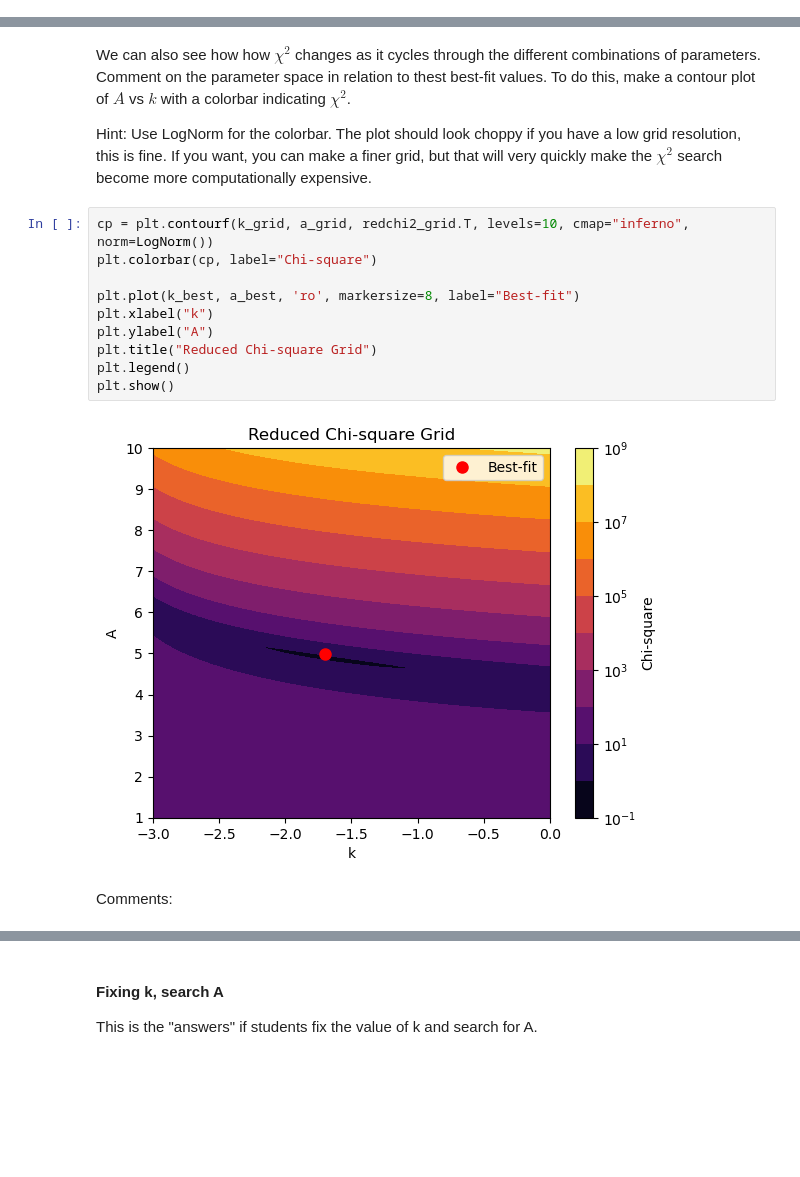
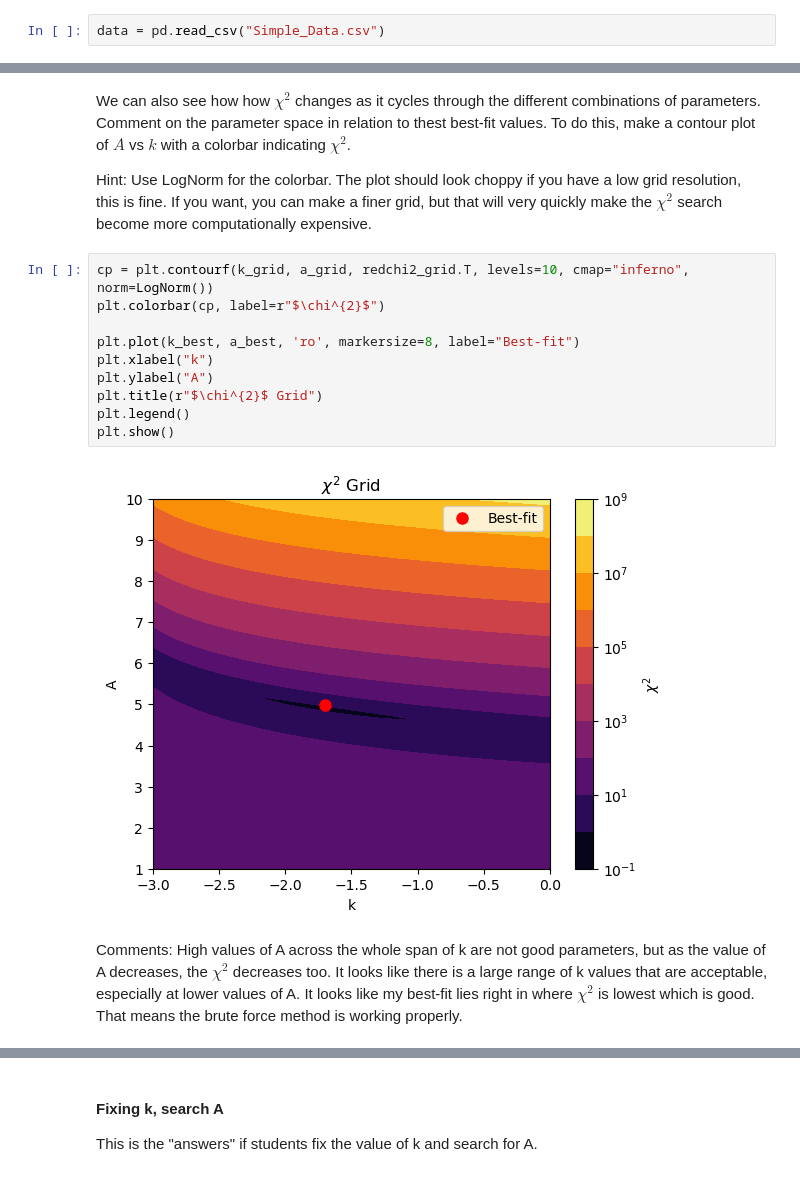
Before and after one commit to kparrine/MCMC_Project, a Jupyter notebook: Answer_Key.ipynb, the cells around one changed output, grey strips where cells are left out. Saved outputs shown, nothing was run; the diff lists cells and outputs as text; blank space fills up the shorter version.

Commit message:
Updating comments

```diff
--- a/Answer_Key.ipynb
+++ b/Answer_Key.ipynb
@@ -61,6 +62,8 @@ y_err = 0.2*y_true #just some errors
 df = pd.DataFrame({"x": x,"y": y,"y_err": y_err}) #this will be saved as a file for later - want to play around with this some more
 
 df.to_csv("Simple_Data.csv",index=False)
+# %%
+data = pd.read_csv("Simple_Data.csv")
 # %%
 def chi_square(data,model,error):
     chi = (data-model)**2/error**2
@@ -165,15 +168,15 @@ We can also see how how $\chi^{2}$ changes as it cycles through the different co
 Hint: Use LogNorm for the colorbar. The plot should look choppy if you have a low grid resolution, this is fine. If you want, you can make a finer grid, but that will very quickly make the $\chi^{2}$ search become more computationally expensive.
 # %%
 cp = plt.contourf(k_grid, a_grid, redchi2_grid.T, levels=10, cmap="inferno", norm=LogNorm())
-plt.colorbar(cp, label="Chi-square")
+plt.colorbar(cp, label=r"$\chi^{2}$")
 
 plt.plot(k_best, a_best, 'ro', markersize=8, label="Best-fit")
 plt.xlabel("k")
 plt.ylabel("A")
-plt.title("Reduced Chi-square Grid")
+plt.title(r"$\chi^{2}$ Grid")
 plt.legend()
 plt.show()
 # %% [output]
-[figure, old version]
+[figure, new version]
 # %% [markdown]
-Comments:
+Comments: High values of A across the whole span of k are not good parameters, but as the value of A decreases, the $\chi^{2}$ decreases too. It looks like there is a large range of k values that are acceptable, especially at lower values of A. It looks like my best-fit lies right in where $\chi^{2}$ is lowest which is good. That means the brute force method is working properly.
```
Also changed, not shown: parts of 24 cells of this notebook, 1 other file.
